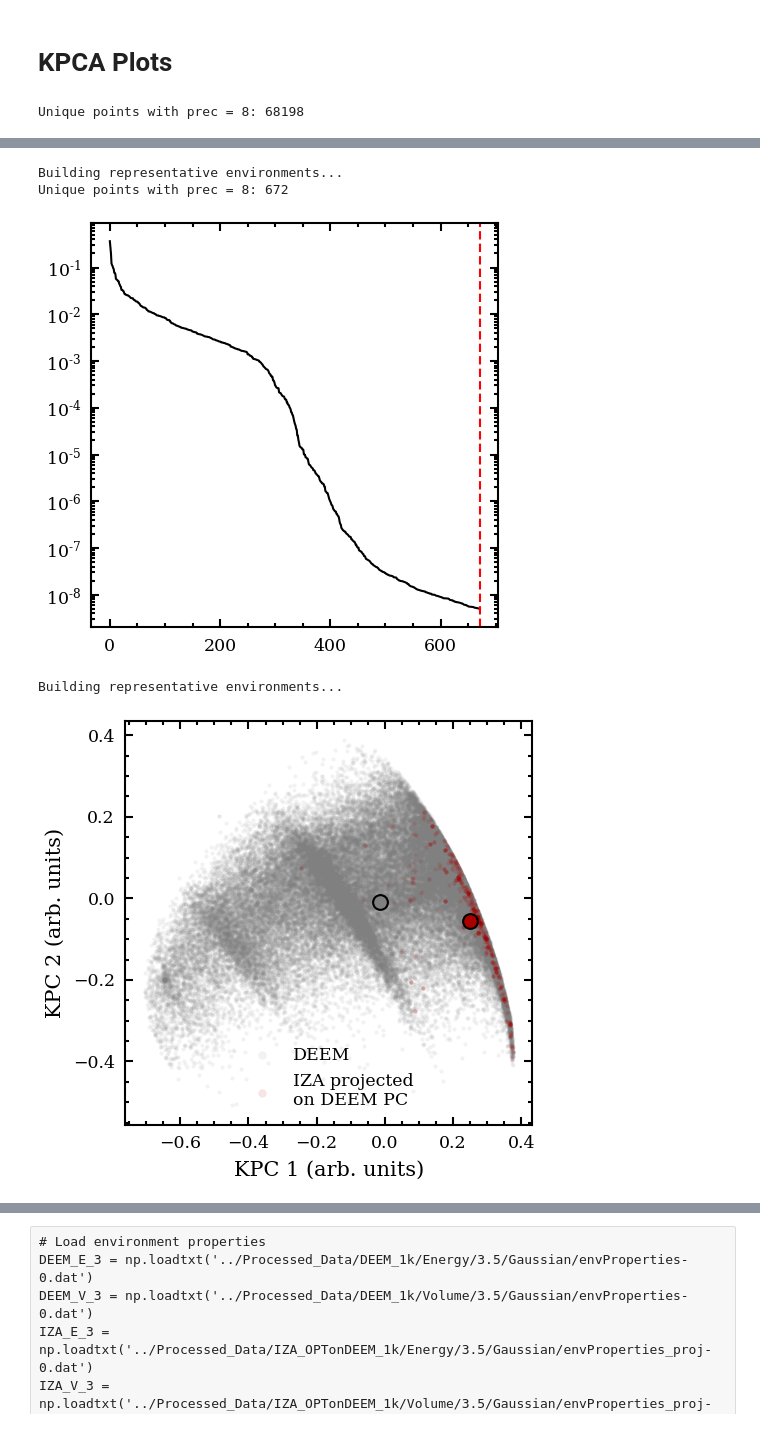
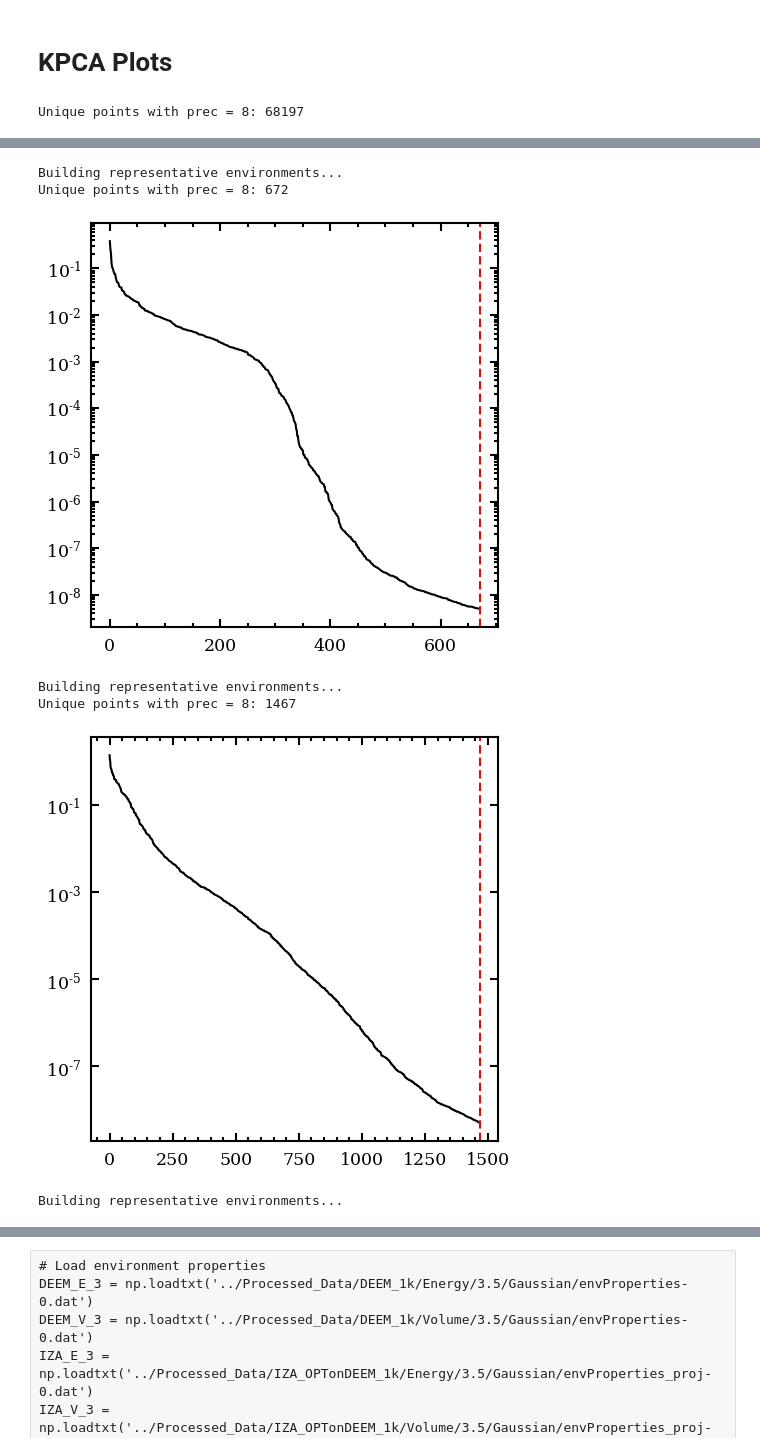
Before and after one commit to bhelfrecht/zeolites_iza-deem, a Jupyter notebook: Scripts/DEEM-IZA.ipynb, the cells around one changed output, grey strips where cells are left out. Drawn from its saved outputs; the diff is of its cells as text; code cells hidden in the pictures.

```diff
--- a/Scripts/DEEM-IZA.ipynb
+++ b/Scripts/DEEM-IZA.ipynb
@@ -314,6 +375,10 @@ DEEM_3 = SOAPTools.build_repSOAPs(inputDEEM, udxs_DEEM_KPCA_3)
 udxs_IZA_KPCA_3 = fps_unique('../Processed_Data/IZAonDEEM_10k/PCA/3.5/FPS-uKPCA.idxs', prec=prec, plot=True)
 inputIZA = SOAPTools.read_input('../Processed_Data/IZAonDEEM_10k/PCA/3.5/projFiles.dat')
 IZA_3 = SOAPTools.build_repSOAPs(inputIZA, udxs_IZA_KPCA_3)
+
+udxs_COD_KPCA_3 = fps_unique('../Processed_Data/CODonDEEM_10k/PCA/3.5/FPS-uKPCA.idxs', prec=prec, plot=True)
+inputCOD = SOAPTools.read_input('../Processed_Data/CODonDEEM_10k/PCA/3.5/projFiles.dat')
+COD_3 = SOAPTools.build_repSOAPs(inputCOD, udxs_COD_KPCA_3)
 
 # Eliminate DEEM environments that are essentially IZA environments by proximity
 #DEEM_3 = iza_deem_unique(DEEM_3, IZA_3, prec=prec)
@@ -330,19 +395,27 @@ scatDEEM = axsScat.scatter(DEEM_3[:, 0], DEEM_3[:, 1], c=colorList[5],
                            edgecolor='k', linewidths=0.0, alpha=0.1)
 scatIZA = axsScat.scatter(IZA_3[:, 0], IZA_3[:, 1], c=colorList[1],
                           edgecolor='k', linewidths=0.0, alpha=0.1)
+scatCOD = axsScat.scatter(COD_3[:, 0], COD_3[:, 1], c=colorList[2],
+                          edgecolor='k', linewidths=0.0, alpha=0.1)
 
-meanDEEM_3 = np.mean(DEEM_3, axis=0)
-meanIZA_3 = np.mean(IZA_3, axis=0)
+#meanDEEM_3 = np.mean(DEEM_3, axis=0)
+#meanIZA_3 = np.mean(IZA_3, axis=0)
+#meanCOD_3 = np.mean(COD_3, axis=0)
 
-axsScat.scatter(meanDEEM_3[0], meanDEEM_3[1], edgecolor='k', color=colorList[5], s=50)
-axsScat.scatter(meanIZA_3[0], meanIZA_3[1], edgecolor='k', color=colorList[1], s=50)
+#axsScat.scatter(meanDEEM_3[0], meanDEEM_3[1], edgecolor='k', color=colorList[5], s=50)
+#axsScat.scatter(meanIZA_3[0], meanIZA_3[1], edgecolor='k', color=colorList[1], s=50)
+#axsScat.scatter(meanCOD_3[0], meanCOD_3[1], edgecolor='k', color=colorList[2], s=50)
 
 # Axes labels and tick sizes
 axsScat.set_xlabel('KPC 1 (arb. units)')
 axsScat.set_ylabel('KPC 2 (arb. units)')
 
 # Figure legend
-axsScat.legend(labels=['DEEM', 'IZA projected\non DEEM PC'], frameon=False, markerscale=2.0)
+handles = [mpllines.Line2D([0], [0], marker='o', linewidth=0, color=colorList[5]),
+          mpllines.Line2D([0], [0], marker='o', linewidth=0, color=colorList[1]),
+          mpllines.Line2D([0], [0], marker='o', linewidth=0, color=colorList[2])]
+axsScat.legend(handles=handles, labels=['DEEM', 'IZA projected\non DEEM PC', 'COD projected\non DEEM PC'],
+               frameon=False, markerscale=2.0)
 
 # Save figure
 #figPCA.savefig('../Results/DEEM_1k/kpca_IZA_OPTonDEEM_3.5.png', bbox_inches='tight')
@@ -376,4 +449,4 @@ axsScat.legend(labels=['DEEM', 'IZA projected\non DEEM PC'], frameon=False, mark
 
 plt.show()
 # %% [output]
-Unique points with prec = 8: 68198
+Unique points with prec = 8: 68197
@@ -381,5 +454,7 @@ Unique points with prec = 8: 68198
 Building representative environments...
 Unique points with prec = 8: 672
 [figure]
 Building representative environments...
+Unique points with prec = 8: 1467
-[figure, old version]
+[figure, new version]
+Building representative environments...
```
Also changed, not shown: parts of 70 cells of this notebook, 2 other files.
